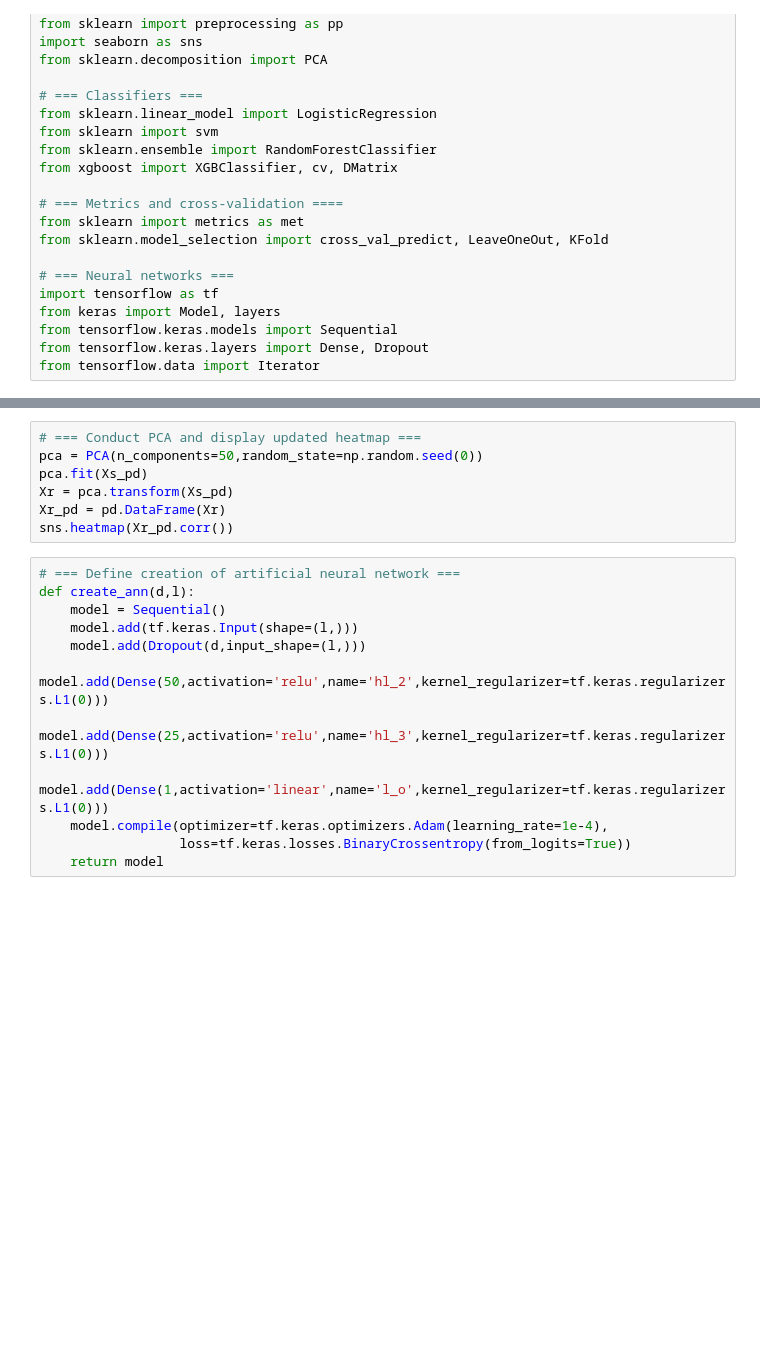
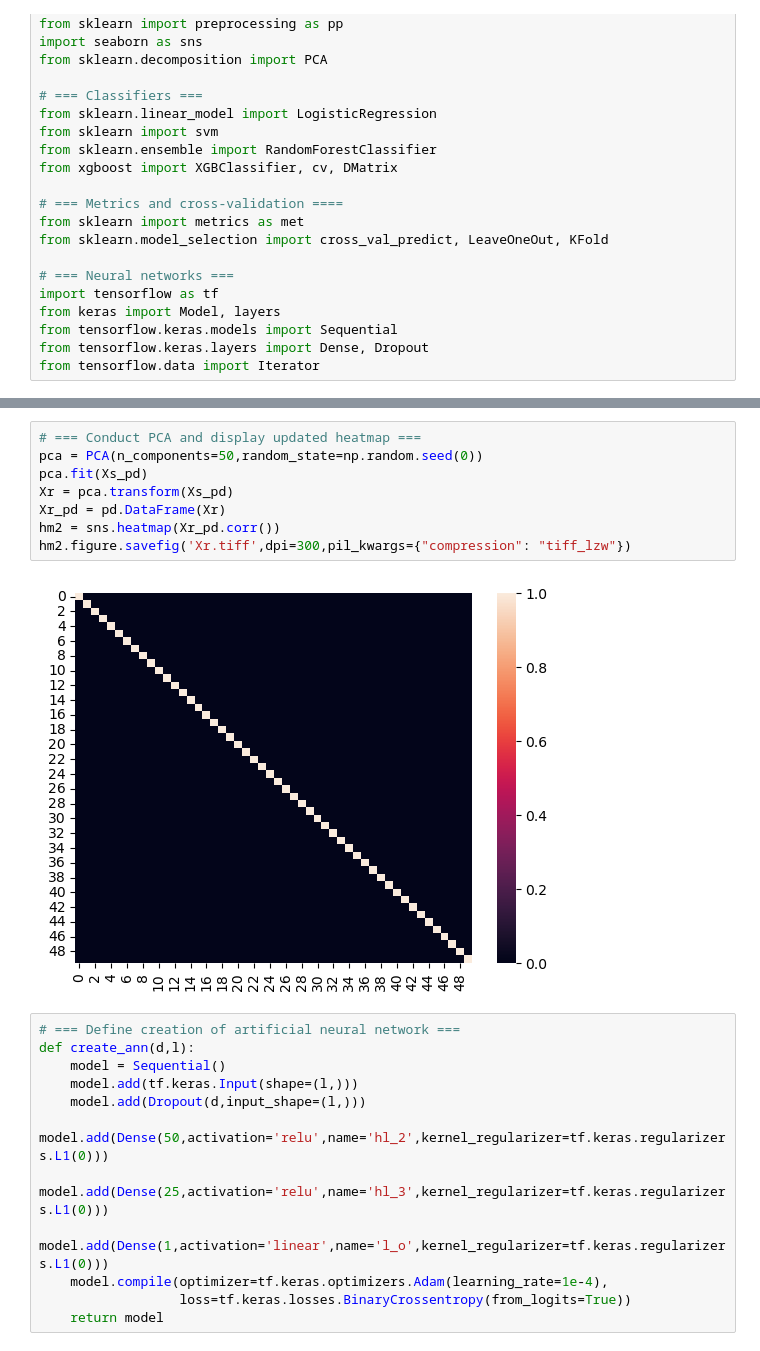
Before and after one commit to Jamesliu93/QSAR_BinCls_2024, a Jupyter notebook: RS_MULTI.ipynb, the cells around one changed output, grey strips where cells are left out. Drawn from its saved outputs; the diff is of its cells as text; blank space fills up the shorter version.

```diff
--- a/RS_MULTI.ipynb
+++ b/RS_MULTI.ipynb
@@ -58,10 +72,13 @@ sns.heatmap(Xs_pd.corr())
 # %%
 # === Conduct PCA and display updated heatmap ===
 pca = PCA(n_components=50,random_state=np.random.seed(0))
 pca.fit(Xs_pd)
 Xr = pca.transform(Xs_pd)
 Xr_pd = pd.DataFrame(Xr)
-sns.heatmap(Xr_pd.corr())
+hm2 = sns.heatmap(Xr_pd.corr())
+hm2.figure.savefig('Xr.tiff',dpi=300,pil_kwargs={"compression": "tiff_lzw"})
+# %% [output]
+[figure, added]
 # %%
 # === Define creation of artificial neural network ===
 def create_ann(d,l):
```
Also changed, not shown: parts of 6 cells of this notebook, 13 other files.
